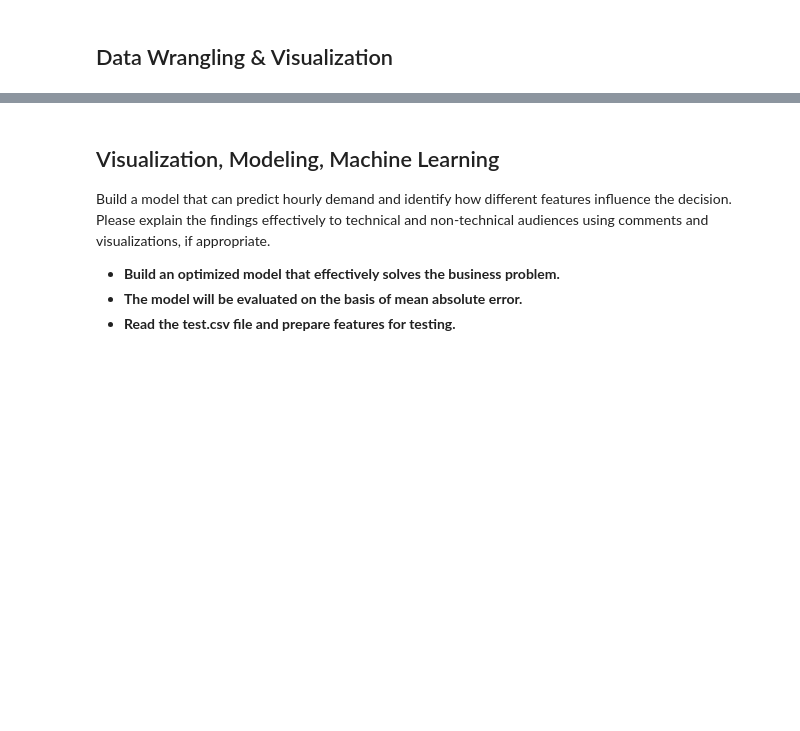
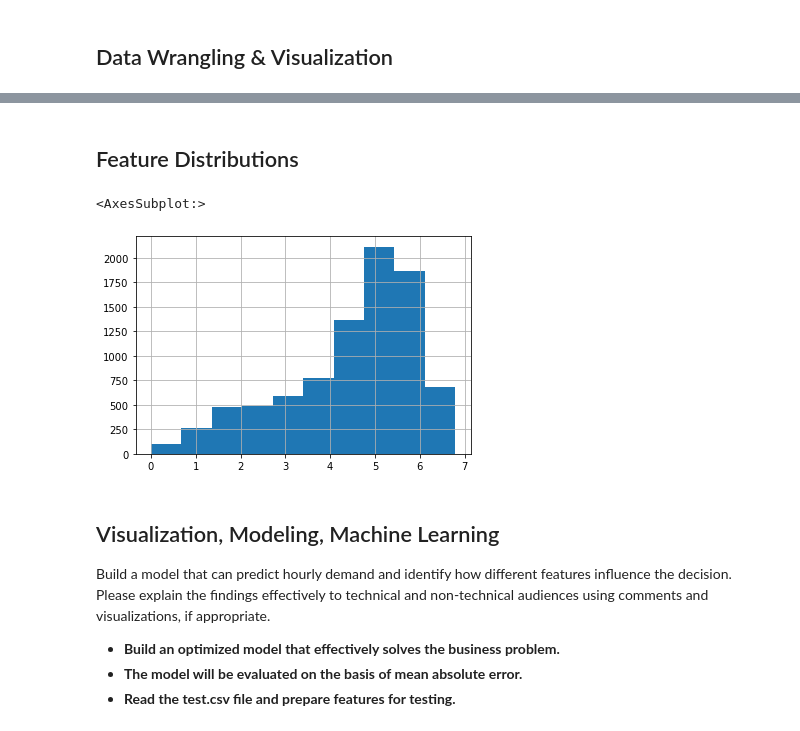
Before and after one commit to amrishan/bike-pred-lgbm, a Jupyter notebook: Questions.ipynb, the cells around one changed output, grey strips where cells are left out. Cells and saved outputs as stored; diff of their text form; code cells hidden in the pictures; blank space fills up the shorter version.

```diff
--- a/Questions.ipynb
+++ b/Questions.ipynb
@@ -108,3 +180,10 @@ dtype: int64
+# %% [markdown]
+## Feature Distributions
+# %%
+df_train['demand'].hist()
+# %% [output]
+<AxesSubplot:>
+[figure, added]
 # %% [markdown]
 ## Visualization, Modeling, Machine Learning
 
```
Also changed, not shown: parts of 52 cells of this notebook, 2 other files.
